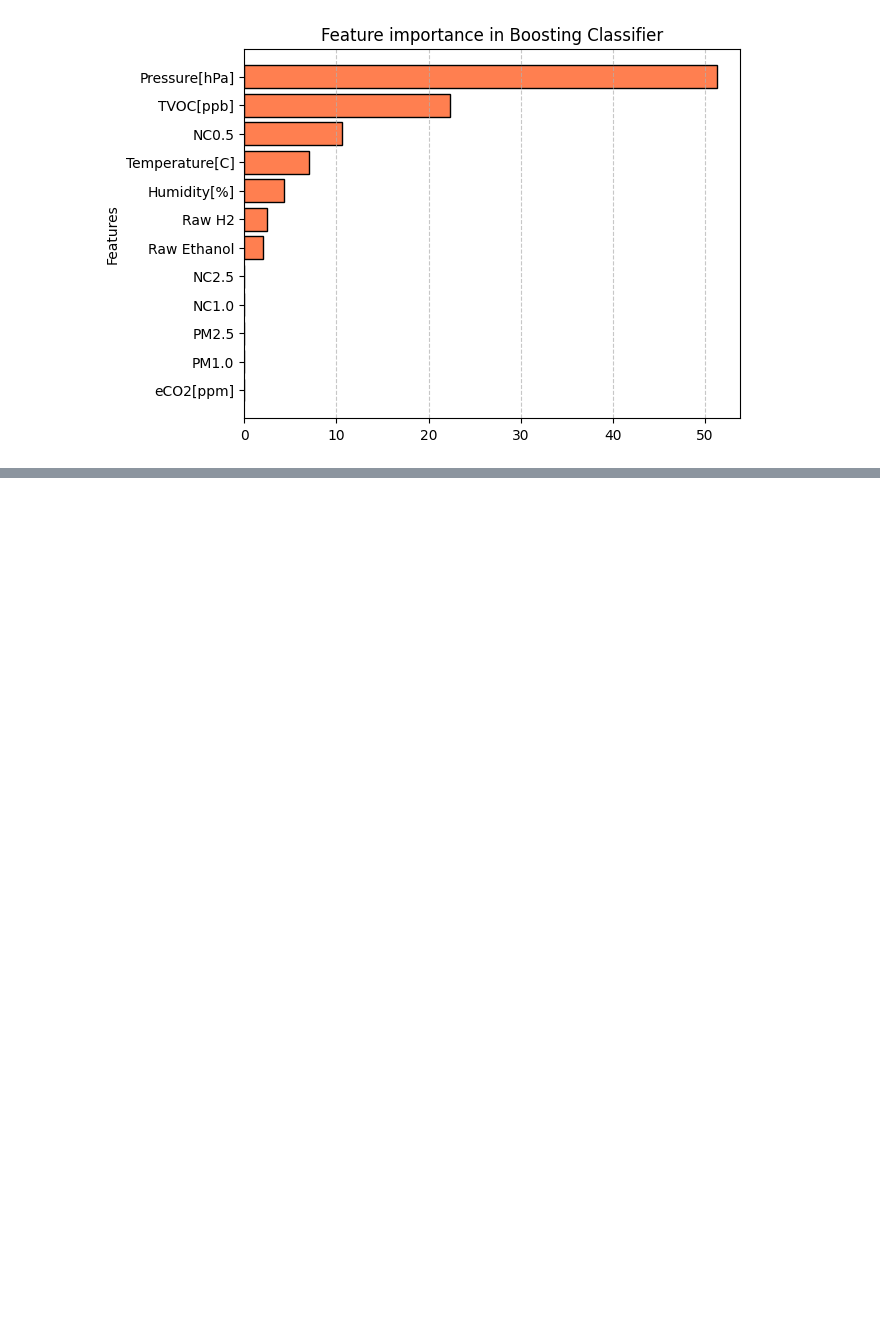
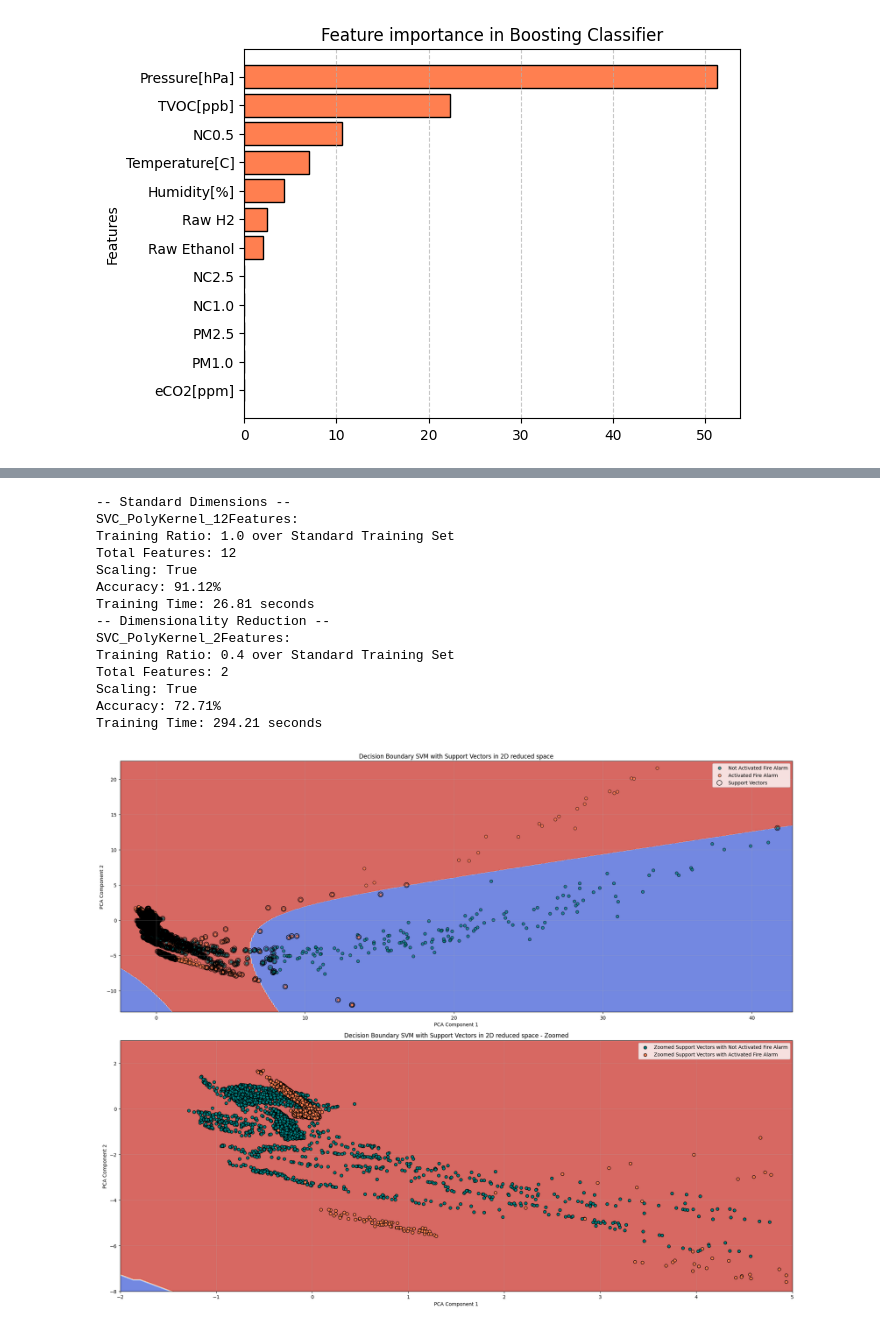
Before and after one commit to bernagit/machine_learning, a Jupyter notebook: main.ipynb, the cells around one changed output, grey strips where cells are left out. Cells and saved outputs as stored; diff of their text form; code cells hidden in the pictures; blank space fills up the shorter version.

```diff
--- a/main.ipynb
+++ b/main.ipynb
@@ -905,0 +1091,18 @@ plt.show()
+# %%
+print_svm_model("poly")
+# %% [output]
+-- Standard Dimensions --
+SVC_PolyKernel_12Features:
+Training Ratio: 1.0 over Standard Training Set
+Total Features: 12
+Scaling: True
+Accuracy: 91.12%
+Training Time: 26.81 seconds
+-- Dimensionality Reduction --
+SVC_PolyKernel_2Features:
+Training Ratio: 0.4 over Standard Training Set
+Total Features: 2
+Scaling: True
+Accuracy: 72.71%
+Training Time: 294.21 seconds
+[figure, added]
```
Also changed, not shown: parts of 17 cells of this notebook.
